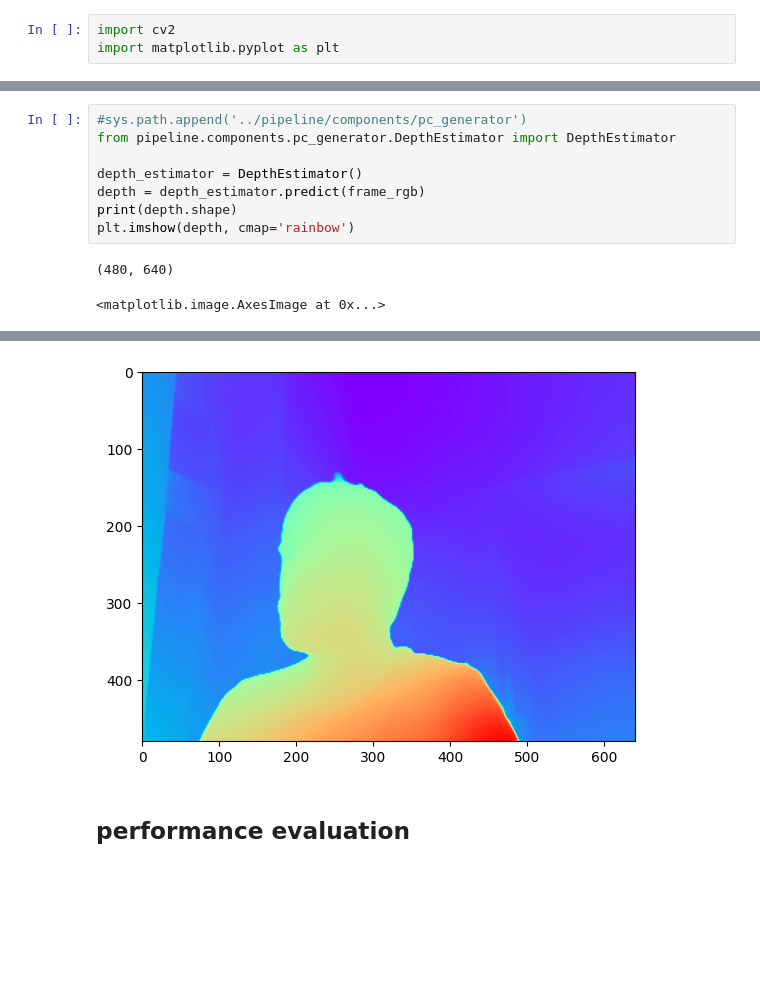
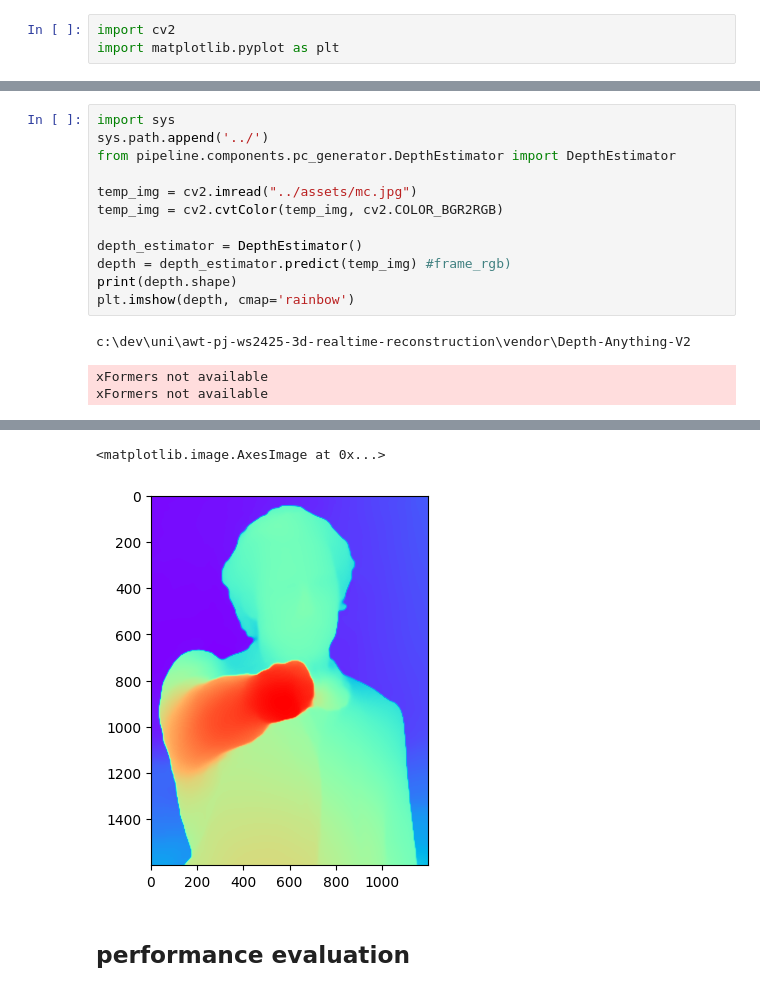
Before and after one commit to aalolexx/awt-pj-ws2425-3d-realtime-reconstruction, a Jupyter notebook: notebooks/PCTester.ipynb, the cells around one changed output, grey strips where cells are left out. Drawn from its saved outputs; the diff is of its cells as text; blank space fills up the shorter version.

```diff
--- a/notebooks/PCTester.ipynb
+++ b/notebooks/PCTester.ipynb
@@ -21,11 +22,16 @@ else:
 # %%
-#sys.path.append('../pipeline/components/pc_generator')
+import sys
+sys.path.append('../')
 from pipeline.components.pc_generator.DepthEstimator import DepthEstimator
 
+temp_img = cv2.imread("../assets/mc.jpg")
+temp_img = cv2.cvtColor(temp_img, cv2.COLOR_BGR2RGB)
+
 depth_estimator = DepthEstimator()
-depth = depth_estimator.predict(frame_rgb)
+depth = depth_estimator.predict(temp_img) #frame_rgb)
 print(depth.shape)
 plt.imshow(depth, cmap='rainbow')
 # %% [output]
-(480, 640)
+c:\dev\uni\awt-pj-ws2425-3d-realtime-reconstruction\vendor\Depth-Anything-V2
-<matplotlib.image.AxesImage at 0x...>
+xFormers not available
+xFormers not available
@@ -32,4 +40,5 @@ plt.imshow(depth, cmap='rainbow')
+<matplotlib.image.AxesImage at 0x...>
-[figure, old version]
+[figure, new version]
 # %% [markdown]
 ## performance evaluation
 # %%
```
Also changed, not shown: parts of 5 cells of this notebook, 4 other files.
